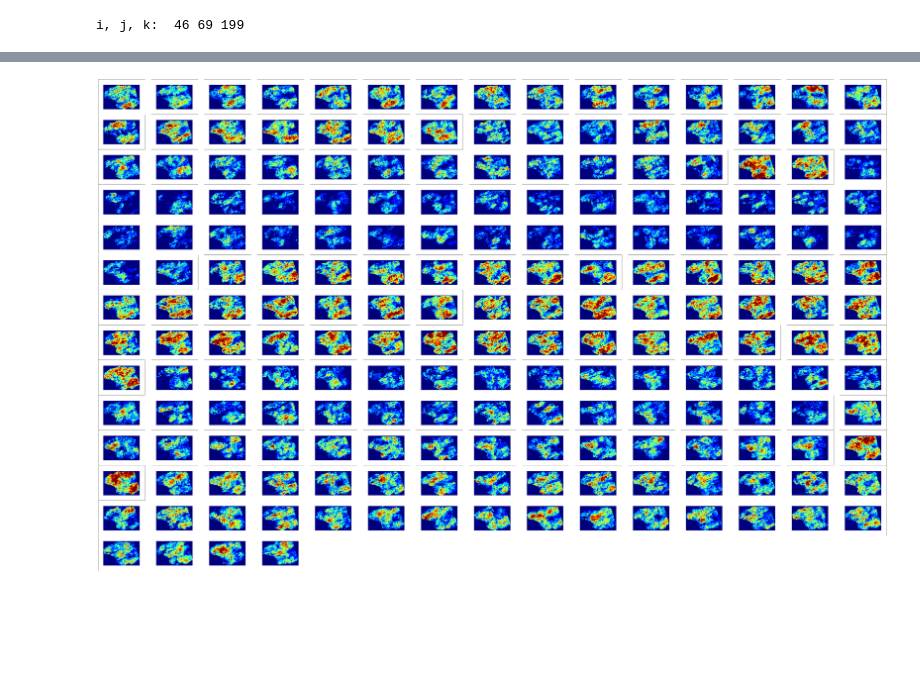
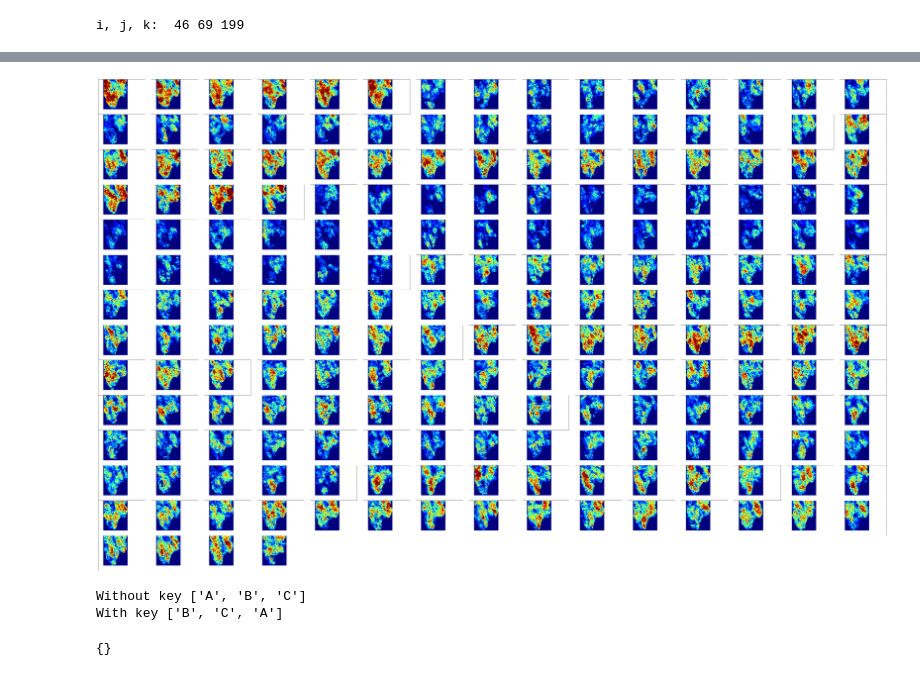
Before and after one commit to celmarguimaraes/reservoirviewer_webviz, a Jupyter notebook: webviz_plugin_boilerplate/plugins/RV/notebookteste2.ipynb, the cells around one changed output, grey strips where cells are left out. Saved outputs shown, nothing was run; the diff lists cells and outputs as text; code cells hidden in the pictures; blank space fills up the shorter version.

```diff
--- a/webviz_plugin_boilerplate/plugins/RV/notebookteste2.ipynb
+++ b/webviz_plugin_boilerplate/plugins/RV/notebookteste2.ipynb
@@ -25,25 +23,3 @@ colorMap = 'jet'
 print("i, j, k: ", max_i, max_j, num_of_models)
 # %% [output]
 i, j, k:  46 69 199
-# %%
-path = "C://Users//k//Documents//Unicamp//IC//rv_webviz_celmar//reservoirviewer_webviz//webviz_plugin_boilerplate//plugins//RV//generated//intermediary_file.csv"
-file_content = []
-count_line = 0
-
-dimension = math.ceil(math.sqrt(num_of_models))
-
-with open(path) as csv_file:
-    for i in range(2):
-        next(csv_file)
-    for line in (csv_file):
-        line.strip()
-        if(line == "nan" or line == "nan\n"):
-            file_content.append(-1)
-        else:
-            file_content.append(int(float(line.strip())))
-        count_line = count_line + 1
-
-print(count_line)
-file_content = np.array(file_content)
-grid = file_content.reshape(num_of_models, max_i*max_j)
-print(num_of_models)
@@ -71,7 +55,7 @@ for idx, k in enumerate(map_inertia):
     accumulated_inertia = np.sum(inertias[0:idx])
     inertias_sum = np.sum(inertias)
 
-    if (accumulated_inertia/inertias_sum >= 0.85 ):
+    if (accumulated_inertia/inertias_sum >= 0.65 ):
         best_k = k
         print(best_k)
         break
@@ -124,7 +108,9 @@ def mergeSort(alist):
  model = [m for m in range((num_of_models))]
  print(model)
 
-mergeSort(model)
+# mergeSort(model)
+
+model = sorted(model, key=dictteste.get)
 
 model = np.array(model)
 
@@ -154,16 +195,19 @@ from matplotlib import gridspec
 fig = plt.figure(figsize=(max_j, max_i))
 
 grid = grid.reshape(num_of_models,max_i,max_j )
-
+# grid = TESTEGRID.reshape(num_of_models,max_i,max_j)
 gs = gridspec.GridSpec(dimension, dimension,
                        wspace=0.01, hspace=0.01)
+
+
 
 count = 0
 for i in range(dimension):
     for j in range(dimension):
         if(count < num_of_models):
             ax = plt.subplot(gs[i, j])
-            ax.imshow(grid[count], cmap='jet',
+            rotated = np.rot90(grid[count], 3, (0,1))
+            ax.imshow(rotated, cmap='jet',
                     interpolation='none', vmin=0, vmax=256)
 
             ax.set_xlim(-10, max_j+10)
@@ -171,31 +215,49 @@ for i in range(dimension):
 
             ax.set_xticks([])
             ax.set_yticks([])
             fig.add_subplot(ax)
             count = count + 1
         else:
             break
 
 all_axes = fig.get_axes()
 
 #show only the outside spines
 for index, ax in enumerate(all_axes):
     for sp in ax.spines.values():
         sp.set_visible(False)
         if(index < num_of_models-1):
             if newDict[model[index]] != newDict[model[index+1]]:
                 ax.spines['right'].set_visible(True)
         if(index < num_of_models-dimension):
             if newDict[model[index]] != newDict[model[index+dimension]]:
                 ax.spines['bottom'].set_visible(True)
 
         if ax.get_subplotspec().is_first_row():
             ax.spines['top'].set_visible(True)
         if ax.get_subplotspec().is_last_row():
             ax.spines['bottom'].set_visible(True)
         if ax.get_subplotspec().is_first_col():
             ax.spines['left'].set_visible(True)
         if ax.get_subplotspec().is_last_col():
             ax.spines['right'].set_visible(True)
 # %% [output]
-[figure, old version]
+[figure, new version]
+# %%
+items = ["C", "B", "A"]
+
+order = {
+    "B" : 1,
+    "C" : 2,
+    "A" : 3,
+}
+
+print("Without key", sorted(items))
+print("With key", (sorted(items, key=order.get)))
+# %% [output]
+Without key ['A', 'B', 'C']
+With key ['B', 'C', 'A']
+# %%
+{}
+# %% [output]
+{}
```
Also changed, not shown: parts of 9 cells of this notebook, 5 other files.
